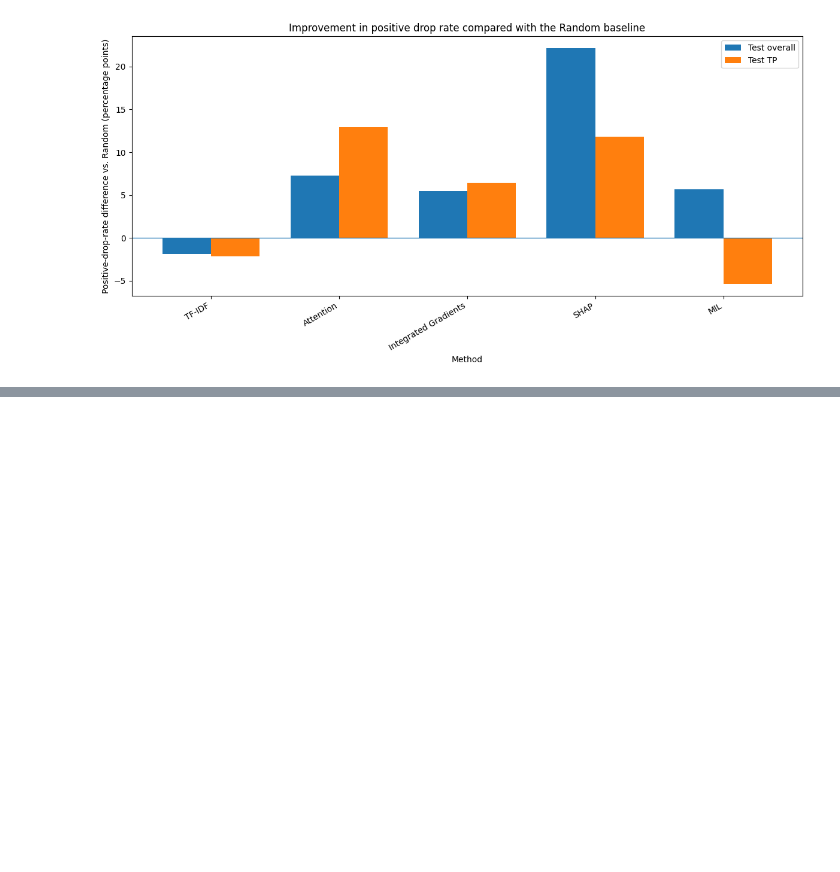
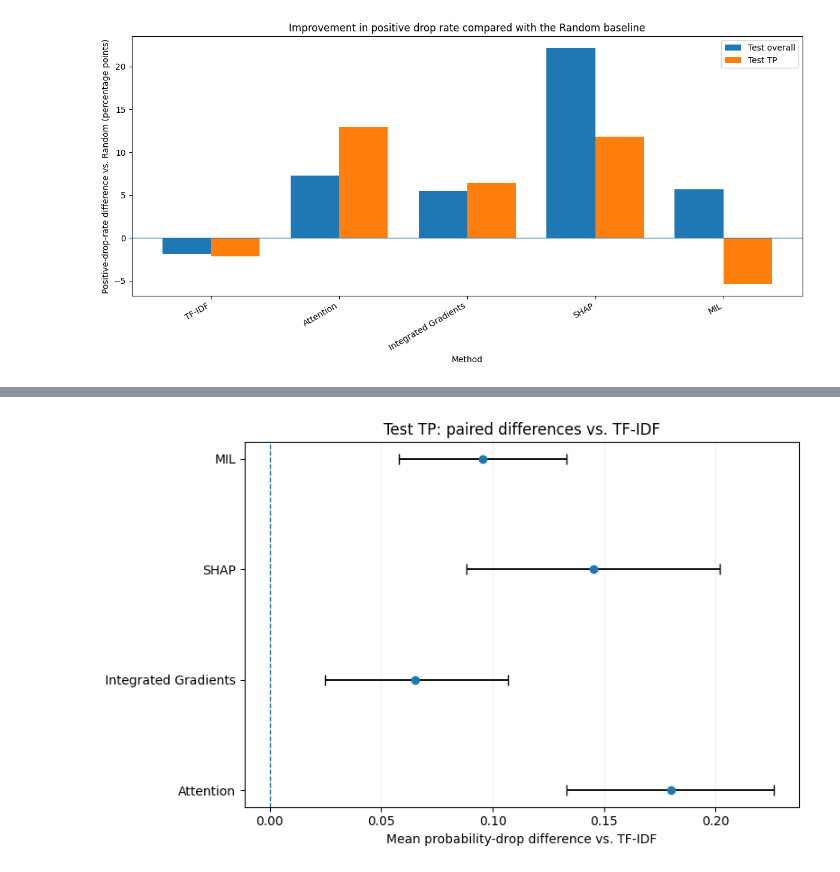
Before and after one commit to Karbs08/Localizing-Inappropriateness-in-Arguments, a Jupyter notebook: evaluation/methods_vs_baselines.ipynb, the cells around one changed output, grey strips where cells are left out. Drawn from its saved outputs; the diff is of its cells as text; code cells hidden in the pictures; blank space fills up the shorter version.

```diff
--- a/evaluation/methods_vs_baselines.ipynb
+++ b/evaluation/methods_vs_baselines.ipynb
@@ -2195,0 +3871,12 @@ display(
+# %%
+plot_baseline_mean_difference_ci(
+    prob_drop_statistics,
+    subset_name="Test TP",
+    baseline="tfidf",
+    filename=(
+        "prob_drop_difference_ci_"
+        "test_tp_vs_tfidf"
+    ),
+)
+# %% [output]
+[figure, added]
```
Also changed, not shown: parts of 29 cells of this notebook, 5 other files.
